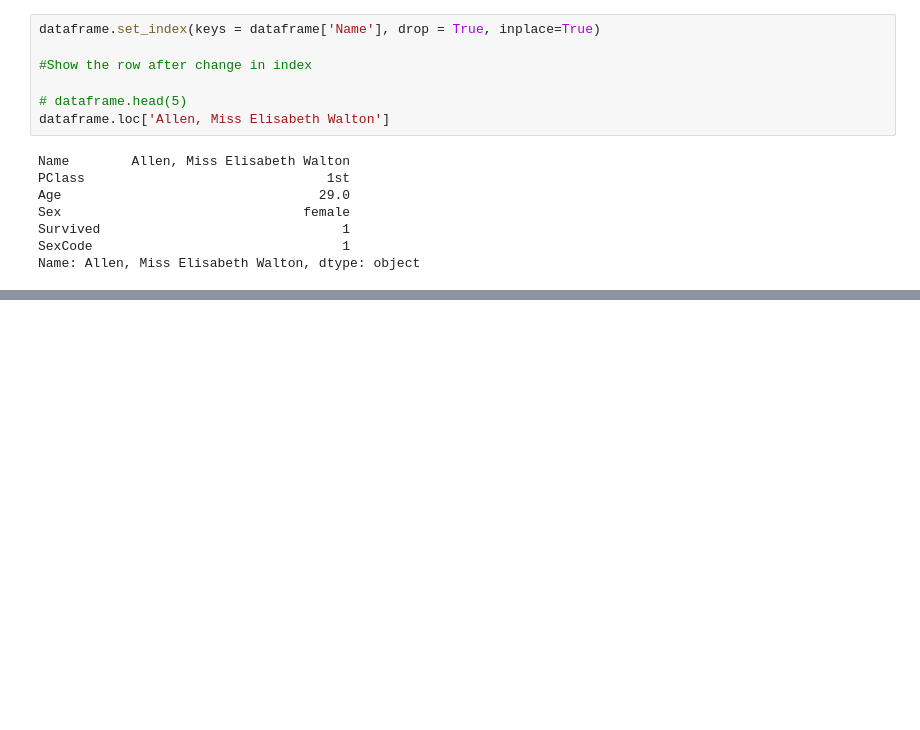
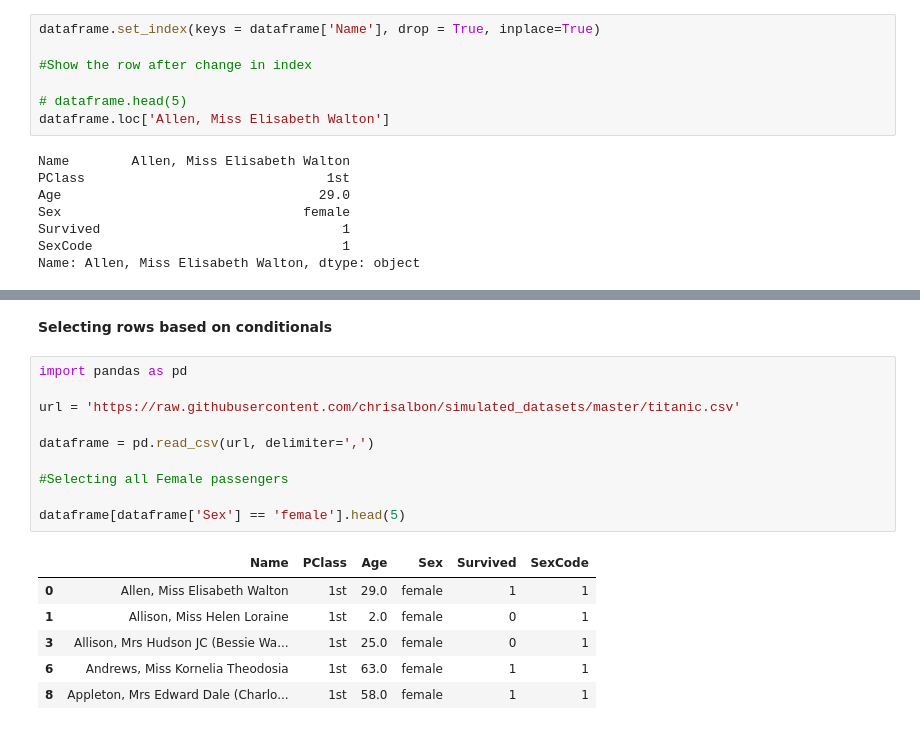
Before and after one commit to bipinthecoder/machine-learning-basics, a Jupyter notebook: ml_data_wrangling.ipynb, the cells around one changed output, grey strips where cells are left out. Cells and saved outputs as stored; diff of their text form; blank space fills up the shorter version.

Commit message:
Added code for selecting data conditionally

```diff
--- a/ml_data_wrangling.ipynb
+++ b/ml_data_wrangling.ipynb
@@ -162 +163,20 @@ loc - is used when index of DataFrame is a label(String)
 iloc - is used when index of DataFrame is an integer
+# %% [markdown]
+**Selecting rows based on conditionals**
+# %%
+import pandas as pd
+
+url = 'https://raw.githubusercontent.com/chrisalbon/simulated_datasets/master/titanic.csv'
+
+dataframe = pd.read_csv(url, delimiter=',')
+
+#Selecting all Female passengers
+
+dataframe[dataframe['Sex'] == 'female'].head(5)
+# %% [output]
+|  | Name | PClass | Age | Sex | Survived | SexCode |
+| 0 | Allen, Miss Elisabeth Walton | 1st | 29.0 | female | 1 | 1 |
+| 1 | Allison, Miss Helen Loraine | 1st | 2.0 | female | 0 | 1 |
+| 3 | Allison, Mrs Hudson JC (Bessie Wa... | 1st | 25.0 | female | 0 | 1 |
+| 6 | Andrews, Miss Kornelia Theodosia | 1st | 63.0 | female | 1 | 1 |
+| 8 | Appleton, Mrs Edward Dale (Charlo... | 1st | 58.0 | female | 1 | 1 |
```
Also changed, not shown: parts of 2 cells of this notebook.
